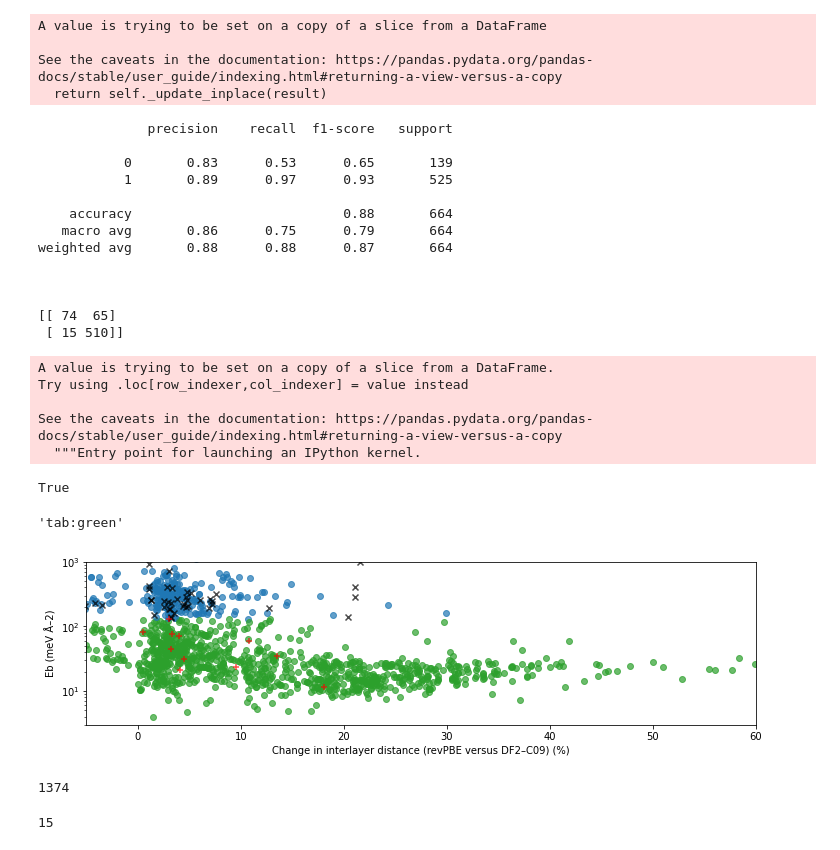
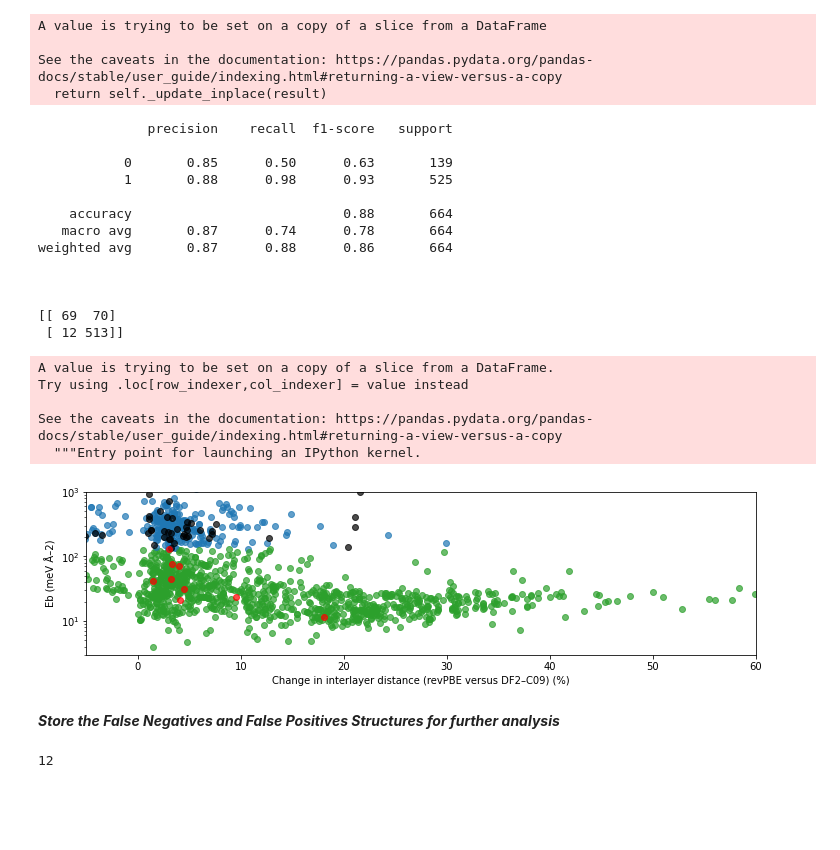
Before and after one commit to Mohammad-vahdat/machine-learning-dimensionalities-and-binding-energy, a Jupyter notebook: Regenerate-Fig2C-based-on-ML-model.ipynb, the cells around one changed output. Drawn from its saved outputs; the diff is of its cells as text; code cells hidden in the pictures; blank space fills up the shorter version.

```diff
--- a/Regenerate-Fig2C-based-on-ML-model.ipynb
+++ b/Regenerate-Fig2C-based-on-ML-model.ipynb
@@ -246,9 +248,9 @@ from sklearn.metrics import classification_report, confusion_matrix
 # %%
 RF = RandomForestClassifier(n_estimators=600)
 # %%
-loaded_RF = joblib.load("random_forest_model.joblib")
+loaded_RF = joblib.load("./model/random_forest_model.joblib")
 # %%
-df = pd.read_pickle("features_MultipleFeaturizer.pkl")
+df = pd.read_pickle("./pickle_files/features_MultipleFeaturizer.pkl")
 df.head()
 # %% [output]
 |  | 0 | 1 | 2 | 3 | 4 | 5 | 6 | 7 | 8 | 9 | ... | ... |
@@ -259,7 +261,7 @@ df.head()
 | 4 | 9.198422 | 14.426225 | 5.227803 | 11.335849 | 2.060251 | 0.087363 | 1.131045 | 0.914155 | 9.864448e-02 | 0.120736 | ... | ... |
 5 rows × 274 columns
 # %%
-dataframe_df2 = pd.read_pickle("DataFrame_df2.pkl")
+dataframe_df2 = pd.read_pickle("./pickle_files/DataFrame_df2.pkl")
 dataframe_df2.head()
 # %% [output]
 |  | uuid | structure | cell | volume | relevant_dimension_of_highest_dim... | binding_energy_per_substructure | binding_energy | ... |
@@ -318,3 +286,21 @@ y = df_binary['label'].values
+# %%
+X = df_binary.drop(['label', 'uuid', 'structure', 'cell', 'volume',
+       'relevant_dimension_of_highest_dimensionality_substructure',
+       'binding_energy_per_substructure', 'binding_energy',
+       'number_of_atoms_in_bulk',
+       'number_of_highest_dimensionality_substructures_in_bulk',
+       'sub_structure_spg', 'sub_structure_dim', 'energy_bulk',
+       'sub_structure_formula', 'PMG Structure from ASE Atoms',
+        0, 1, 2, 3, 4, 5, 6,7, 8, 9,10,11,12,13, 128, 129,130,131,132,133,134,135,
+        136,137,138,139,140,141,142,143,144,145,146,147,148,149,150,151,152,153,154,
+        155,156,157,158,159,160,161,162,163,164,165,166,167,168,169,170,171,172,173,
+        174,175,176,177,178,179,180,181,182,183,184,185,186,187,188,189,190,191,192,
+        193,194,195,196,197,198,199,200,201,202,203,204,205,206,207,208,209,210,211,
+        212,213,214,215,216,217,218,219,220,221,222,223,224,225,226,227,228,229,230,
+        231,232,233,234,235,236,237,238,239,240,241,242,243,244,245,246,247,248,249,
+        250,251,252,253,254,255,256,257,258,259,260,261,262,263,264,265,266,267,268,
+        269,270,271,272], axis = 1).values
+y = df_binary['label'].values
 # %%
 X_train, X_test, y_train, y_test = train_test_split(X, y, test_size=0.3, random_state=101)
 # %%
@@ -326,17 +312,17 @@ print(confusion_matrix(y_test, pred_RF))
 # %% [output]
               precision    recall  f1-score   support
 
-           0       0.83      0.53      0.65       139
-           1       0.89      0.97      0.93       525
+           0       0.85      0.50      0.63       139
+           1       0.88      0.98      0.93       525
 
     accuracy                           0.88       664
-   macro avg       0.86      0.75      0.79       664
-weighted avg       0.88      0.88      0.87       664
+   macro avg       0.87      0.74      0.78       664
+weighted avg       0.87      0.88      0.86       664
 
 
 
-[[ 74  65]
- [ 15 510]]
+[[ 69  70]
+ [ 12 513]]
 # %%
 pred_RF_complete = loaded_RF.predict(X)
 # %%
@@ -347,18 +333,10 @@ Try using .loc[row_indexer,col_indexer] = value instead
 
 See the caveats in the documentation: https://pandas.pydata.org/pandas-docs/stable/user_guide/indexing.html#returning-a-view-versus-a-copy
   """Entry point for launching an IPython kernel.
-# %%
-key in list(df_binary['uuid'])
-# %% [output]
-True
-# %%
-color [int(df_binary [ df_binary['uuid'] == key ]['prediction'])]
-# %% [output]
-'tab:green'
 # %%
 i = 0
 color = ['tab:blue',  'red', 'tab:green', 'black']
-marker = ["o", "+","o", "x"]
+marker = ["o", "o","o", "o"]
 zorder = [0, 10000 ,0, 1000]
 fig, ax = plt.subplots(figsize=(12, 3))
 for key in revpbe.keys():
@@ -369,43 +347,43 @@ for key in revpbe.keys():
                 y = binding_energies[key]['df2']
                 if int(df_binary [ df_binary['uuid'] == key ]['prediction']) == 1:
                     if int(df_binary [ df_binary['uuid'] == key ]['label']) == 1:
                         color_number = 2
                     else:
                         color_number = 3
                 else:
                     if int(df_binary [ df_binary['uuid'] == key ]['label']) == 0:
                         color_number = 0
                     else:
                         color_number = 1
                 if y <= 30:
                     a = plt.scatter(x,y, c = color[color_number], marker =marker[color_number], zorder = zorder[color_number], alpha=0.7, edgecolors='face', label = color[color_number])
                     i = i +1
                 elif 30 < y <= 130:
                     b = plt.scatter(x,y, c = color[color_number], marker =marker[color_number], zorder = zorder[color_number], alpha=0.7, edgecolors='face', label = color[color_number])
                     i = i +1
                 else:
                     plt.scatter(x,y, c = color[color_number], marker =marker[color_number], zorder = zorder[color_number], alpha=0.7, edgecolors='face', label = color[color_number])
                     i = i +1
             except KeyError:
                 pass
 plt.yscale('log')
 plt.xlim((-5,60))
 plt.ylim((3,1000))
 plt.xlabel("Change in interlayer distance (revPBE versus DF2–C09) (%)")
 plt.ylabel("Eb (meV Å–2)")
 plt.savefig("Figure2C-ML.pdf",bbox_inches='tight',dpi=600)
 plt.show()
-print(i)
 # %% [output]
-[figure, old version]
+[figure, new version]
-1374
+# %% [markdown]
+***Store the False Negatives and False Positives Structures for further analysis***
 # %%
 false_negatives = list(df_binary[ df_binary['prediction'] != df_binary['label'] ] [ df_binary[ df_binary['prediction'] != df_binary['label'] ]['prediction'] == 0 ]['structure'])
 false_negatives_uuid = list(df_binary[ df_binary['prediction'] != df_binary['label'] ] [ df_binary[ df_binary['prediction'] != df_binary['label'] ]['prediction'] == 0 ]['uuid'])
 # %%
 len(false_negatives)
 # %% [output]
-15
+12
 # %%
 import ase
 import ase.io
```
Also changed, not shown: parts of 6 cells of this notebook, 3 other files.
